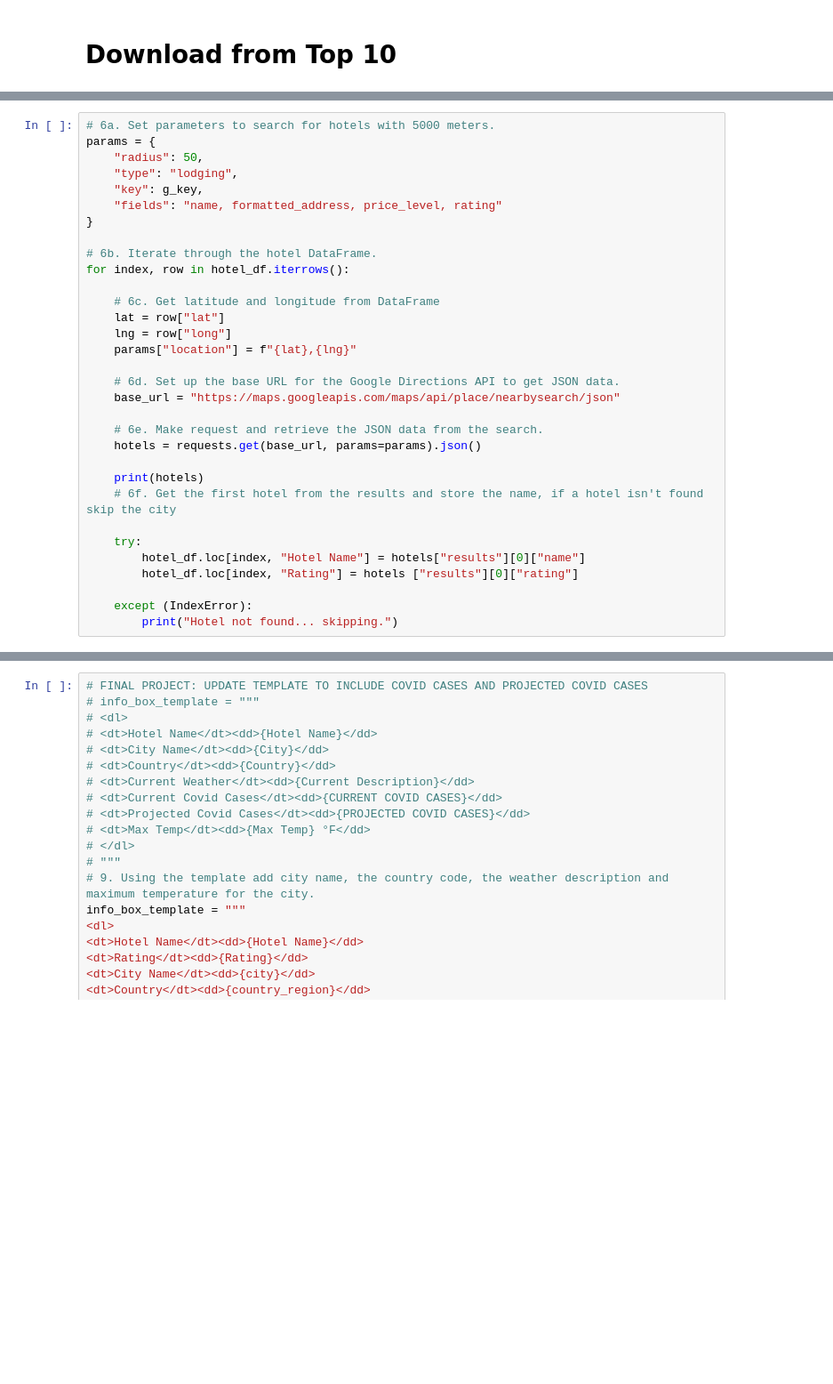
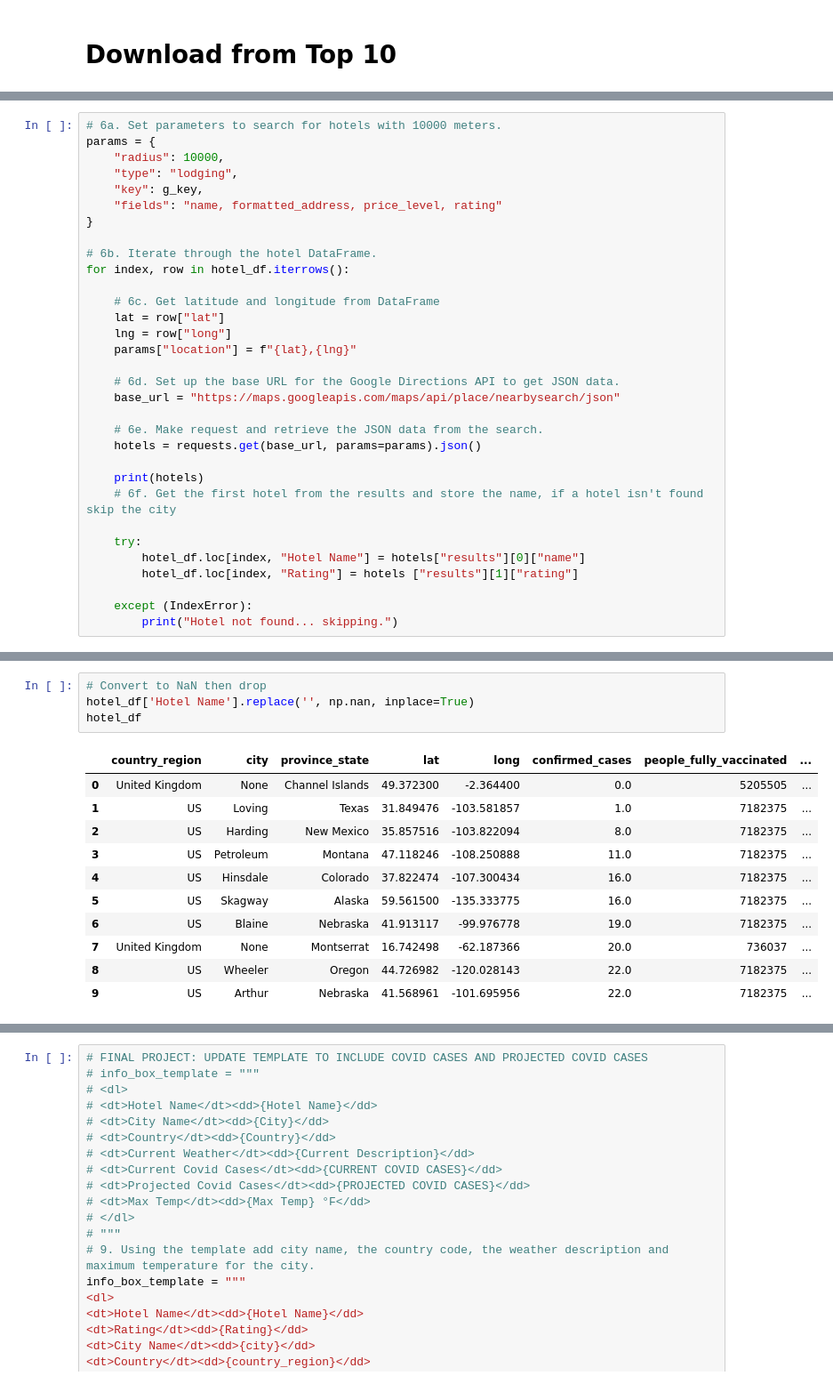
Before and after one commit to icheung487/Final_Project, a Jupyter notebook: Interactive_Map/Vacation_Search.ipynb, the cells around one changed output, grey strips where cells are left out. Shown: that part at 89% size. Cells and saved outputs as stored; diff of their text form; blank space fills up the shorter version.

Commit message:
Add files via upload
updated code to replace NaN, drop by subset, and expanded radius to 10k meters

```diff
--- a/Interactive_Map/Vacation_Search.ipynb
+++ b/Interactive_Map/Vacation_Search.ipynb
@@ -77,7 +142,7 @@ hotel_df
 # %%
-# 6a. Set parameters to search for hotels with 5000 meters.
+# 6a. Set parameters to search for hotels with 10000 meters.
 params = {
-    "radius": 50,
+    "radius": 10000,
     "type": "lodging",
     "key": g_key,
     "fields": "name, formatted_address, price_level, rating"
@@ -102,7 +167,7 @@ for index, row in hotel_df.iterrows():
 
     try:
         hotel_df.loc[index, "Hotel Name"] = hotels["results"][0]["name"]
-        hotel_df.loc[index, "Rating"] = hotels ["results"][0]["rating"]
+        hotel_df.loc[index, "Rating"] = hotels ["results"][1]["rating"]
 
     except (IndexError):
         print("Hotel not found... skipping.")
@@ -115,0 +201,16 @@ final_df3
+# %%
+# Convert to NaN then drop
+hotel_df['Hotel Name'].replace('', np.nan, inplace=True)
+hotel_df
+# %% [output]
+|  | country_region | city | province_state | lat | long | confirmed_cases | people_fully_vaccinated | ... |
+| 0 | United Kingdom | None | Channel Islands | 49.372300 | -2.364400 | 0.0 | 5205505 | ... |
+| 1 | US | Loving | Texas | 31.849476 | -103.581857 | 1.0 | 7182375 | ... |
+| 2 | US | Harding | New Mexico | 35.857516 | -103.822094 | 8.0 | 7182375 | ... |
+| 3 | US | Petroleum | Montana | 47.118246 | -108.250888 | 11.0 | 7182375 | ... |
+| 4 | US | Hinsdale | Colorado | 37.822474 | -107.300434 | 16.0 | 7182375 | ... |
+| 5 | US | Skagway | Alaska | 59.561500 | -135.333775 | 16.0 | 7182375 | ... |
+| 6 | US | Blaine | Nebraska | 41.913117 | -99.976778 | 19.0 | 7182375 | ... |
+| 7 | United Kingdom | None | Montserrat | 16.742498 | -62.187366 | 20.0 | 736037 | ... |
+| 8 | US | Wheeler | Oregon | 44.726982 | -120.028143 | 22.0 | 7182375 | ... |
+| 9 | US | Arthur | Nebraska | 41.568961 | -101.695956 | 22.0 | 7182375 | ... |
```
Also changed, not shown: parts of 13 cells of this notebook.
